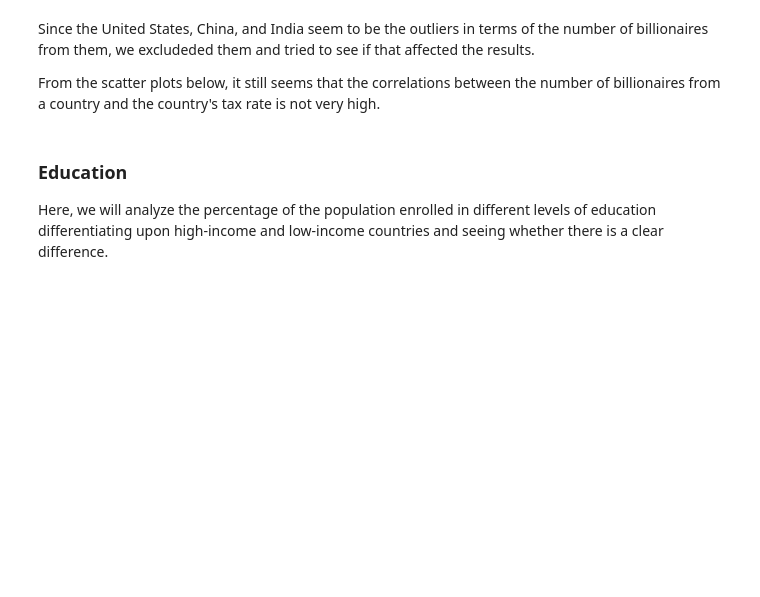
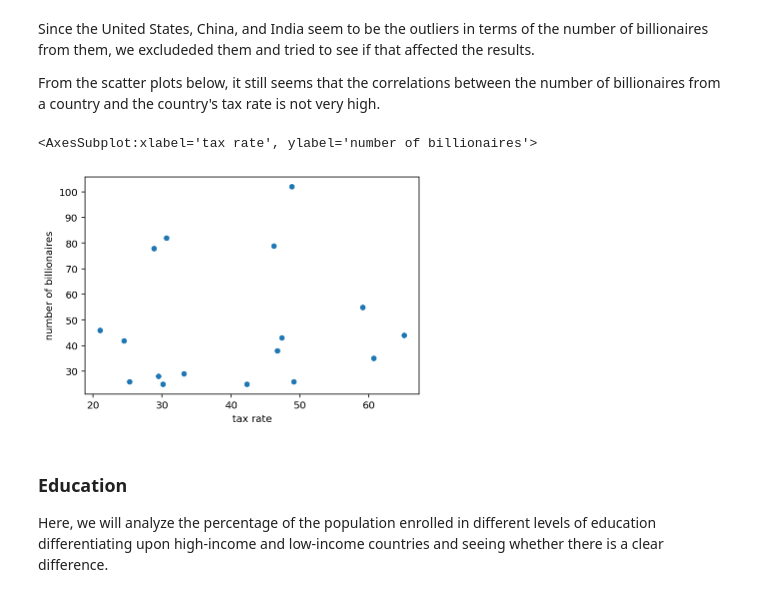
Before and after one commit to jteh188/Billionaires-Statistics-Data-Analysis, a Jupyter notebook: EDACheckpoint_Group026_WI24.ipynb, the cells around one changed output. Cells and saved outputs as stored; diff of their text form; code cells hidden in the pictures; blank space fills up the shorter version.

Commit message:
updated self made billionaires and billionaires per country

```diff
--- a/EDACheckpoint_Group026_WI24.ipynb
+++ b/EDACheckpoint_Group026_WI24.ipynb
@@ -569,10 +569,13 @@ Since the United States, China, and India seem to be the outliers in terms of th
 
 From the scatter plots below, it still seems that the correlations between the number of billionaires from a country and the country's tax rate is not very high.
 # %%
-sns.scatterplot(top_20[(top_20['country'] != 'United States') &
+sns.scatterplot(data = top_20[(top_20['country'] != 'United States') &
                        (top_20['country'] != 'China') &
                        (top_20['country'] != 'India')],
                 x='tax rate', y='number of billionaires')
+# %% [output]
+<AxesSubplot:xlabel='tax rate', ylabel='number of billionaires'>
+[figure, added]
 # %% [markdown]
 ### Education
 
```
Also changed, not shown: parts of 11 cells of this notebook.
